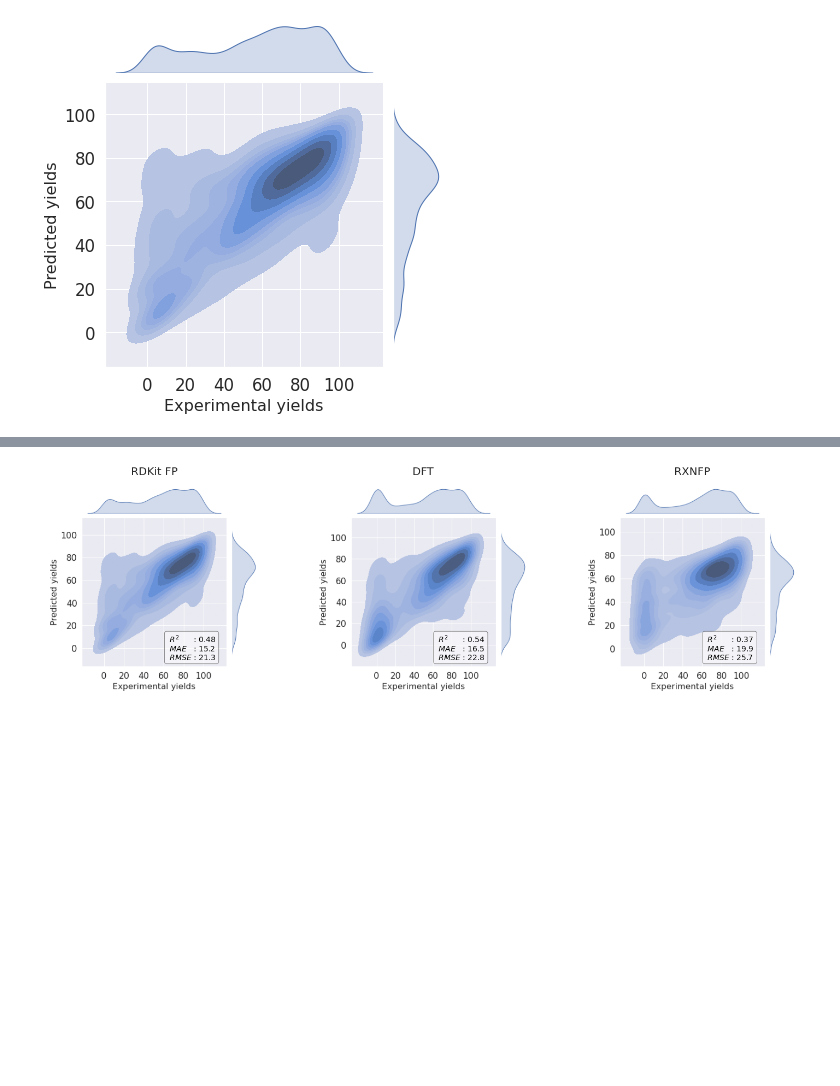
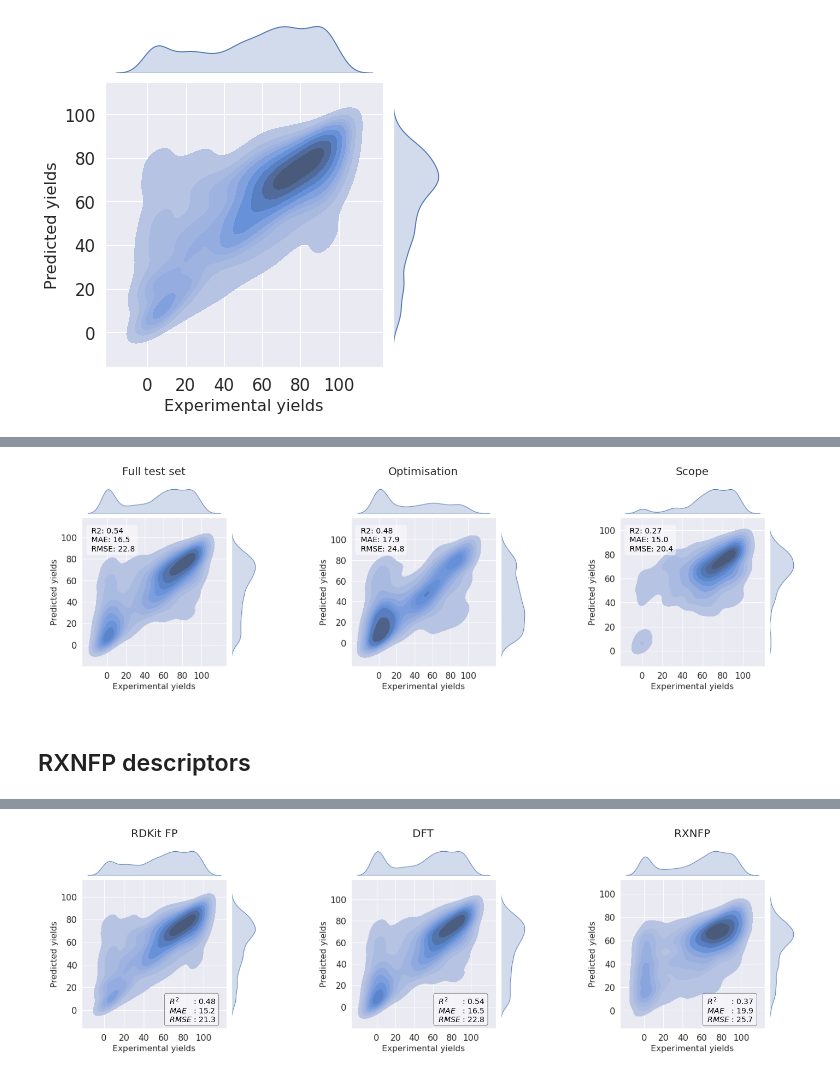
Before and after one commit to truejulosdu13/NiCOlit, a Jupyter notebook: display_model_results.ipynb, the cells around one changed output, grey strips where cells are left out. Drawn from its saved outputs; the diff is of its cells as text; code cells hidden in the pictures; blank space fills up the shorter version.

```diff
--- a/display_model_results.ipynb
+++ b/display_model_results.ipynb
@@ -149,0 +92,25 @@ r2.append(r2_score(df_3_scope["Yields"], df_3_scope["Global model"]))
+# %%
+fig, axes = plt.subplots(nrows=1, ncols=3, figsize=(25, 25), sharey=True)
+
+indices = np.where(df_2['Origin'] == "optimisation")
+df_2_optimisation = df_2[["Yields", "Global model"]].iloc[indices]
+
+indices = np.where(df_2['Origin'] == "scope")
+df_2_scope = df_2[["Yields", "Global model"]].iloc[indices]
+
+origins = ["Full test set", "Optimisation", "Scope",]
+
+for i, origin in enumerate(origins):
+    ax = axes[i]
+    image_file = fig_paths[i]
+    image = plt.imread(image_file)
+    ax.imshow(image)
+    ax.set_title(origins[i], fontsize=20)
+    ax.set_axis_off()
+    #ax.text(75, 100, r'Pearsons R2: 0.5', {'color': 'k', 'fontsize': 20})
+    ax.text(90, 140, ' R2: {:.2f} \n MAE: {:.1f} \n RMSE: {:.1f}'.format(r2[i], mae[i], rmse[i]), color='black', fontsize=14,
+        bbox=dict(boxstyle='round', facecolor='white', alpha=0.5))
+# %% [output]
+[figure, added]
+# %% [markdown]
+## RXNFP descriptors
```
Also changed, not shown: parts of 61 cells of this notebook.
